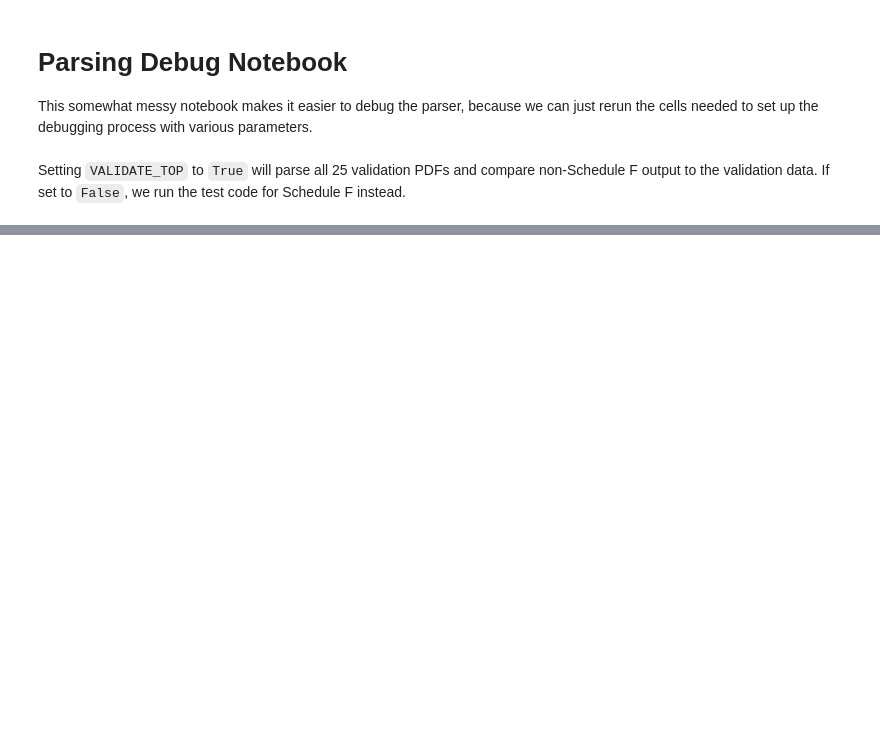
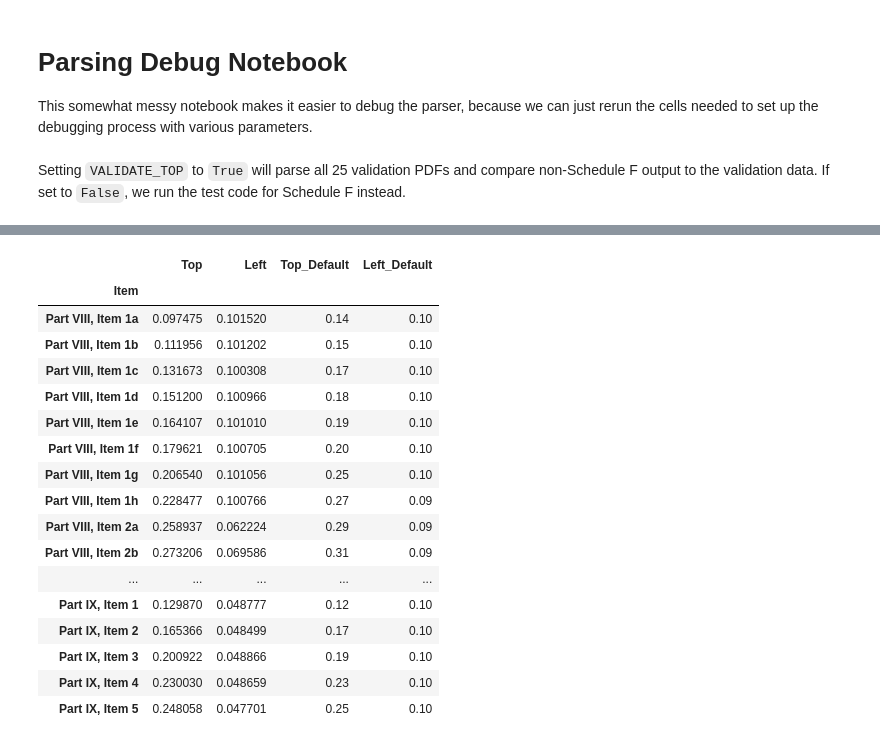
Before and after one commit to ethanscorey/parse_990_textract, a Jupyter notebook: debug_notebook.ipynb, the cells around one changed output, grey strips where cells are left out. Drawn from its saved outputs; the diff is of its cells as text; code cells hidden in the pictures; blank space fills up the shorter version.

```diff
--- a/debug_notebook.ipynb
+++ b/debug_notebook.ipynb
@@ -394,0 +362,21 @@ header_words.sort_values(by="Left")[["Text", "Left", "Right", "Midpoint_Y"]].tai
+# %%
+roadmap.iloc[40:90]
+# %% [output]
+|  | Top | Left | Top_Default | Left_Default |
+| Item |  |  |  |  |
+| Part VIII, Item 1a | 0.097475 | 0.101520 | 0.14 | 0.10 |
+| Part VIII, Item 1b | 0.111956 | 0.101202 | 0.15 | 0.10 |
+| Part VIII, Item 1c | 0.131673 | 0.100308 | 0.17 | 0.10 |
+| Part VIII, Item 1d | 0.151200 | 0.100966 | 0.18 | 0.10 |
+| Part VIII, Item 1e | 0.164107 | 0.101010 | 0.19 | 0.10 |
+| Part VIII, Item 1f | 0.179621 | 0.100705 | 0.20 | 0.10 |
+| Part VIII, Item 1g | 0.206540 | 0.101056 | 0.25 | 0.10 |
+| Part VIII, Item 1h | 0.228477 | 0.100766 | 0.27 | 0.09 |
+| Part VIII, Item 2a | 0.258937 | 0.062224 | 0.29 | 0.09 |
+| Part VIII, Item 2b | 0.273206 | 0.069586 | 0.31 | 0.09 |
+| ... | ... | ... | ... | ... |
+| Part IX, Item 1 | 0.129870 | 0.048777 | 0.12 | 0.10 |
+| Part IX, Item 2 | 0.165366 | 0.048499 | 0.17 | 0.10 |
+| Part IX, Item 3 | 0.200922 | 0.048866 | 0.19 | 0.10 |
+| Part IX, Item 4 | 0.230030 | 0.048659 | 0.23 | 0.10 |
+| Part IX, Item 5 | 0.248058 | 0.047701 | 0.25 | 0.10 |
```
Also changed, not shown: parts of 55 cells of this notebook, 6 other files.
